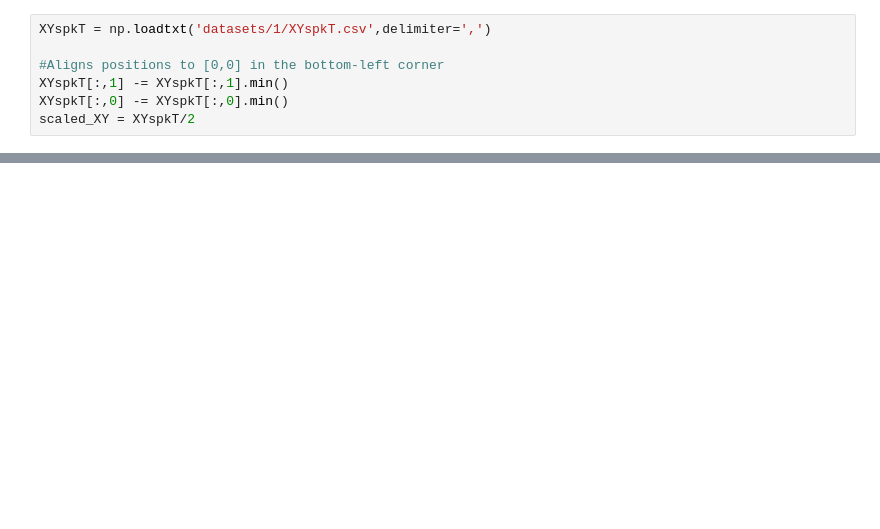
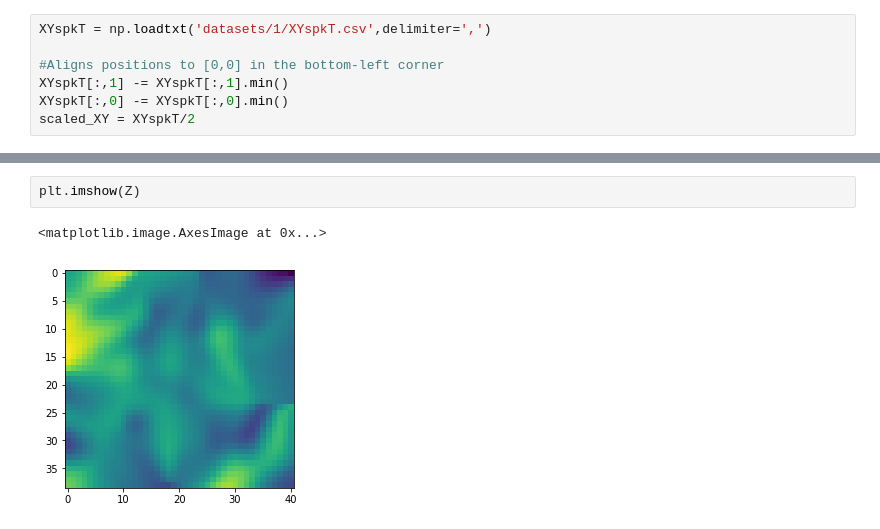
Before and after one commit to DanielHHowell/Grid-Cell, a Jupyter notebook: Phase Map Comparison.ipynb, the cells around one changed output, grey strips where cells are left out. Cells and saved outputs as stored; diff of their text form; blank space fills up the shorter version.

```diff
--- a/Phase Map Comparison.ipynb
+++ b/Phase Map Comparison.ipynb
@@ -160,0 +181,5 @@ plt.colorbar()
+# %%
+plt.imshow(Z)
+# %% [output]
+<matplotlib.image.AxesImage at 0x...>
+[figure, added]
```
Also changed, not shown: parts of 7 cells of this notebook, 2 other files.
